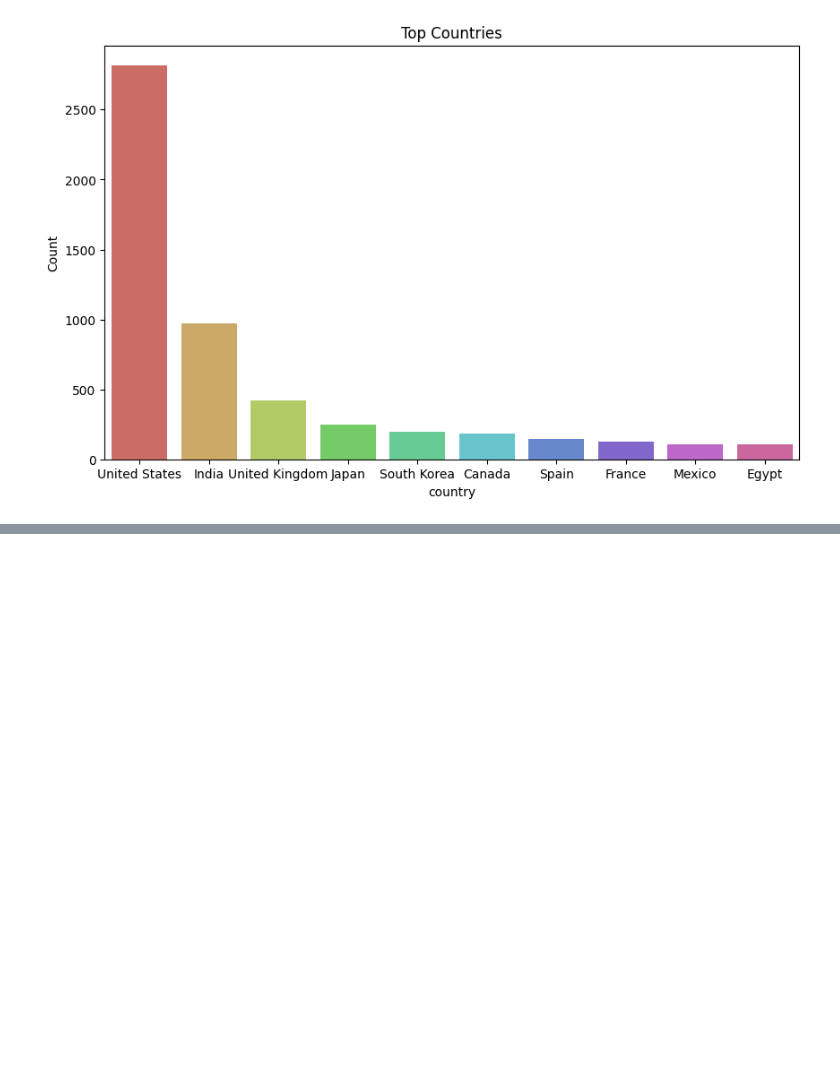
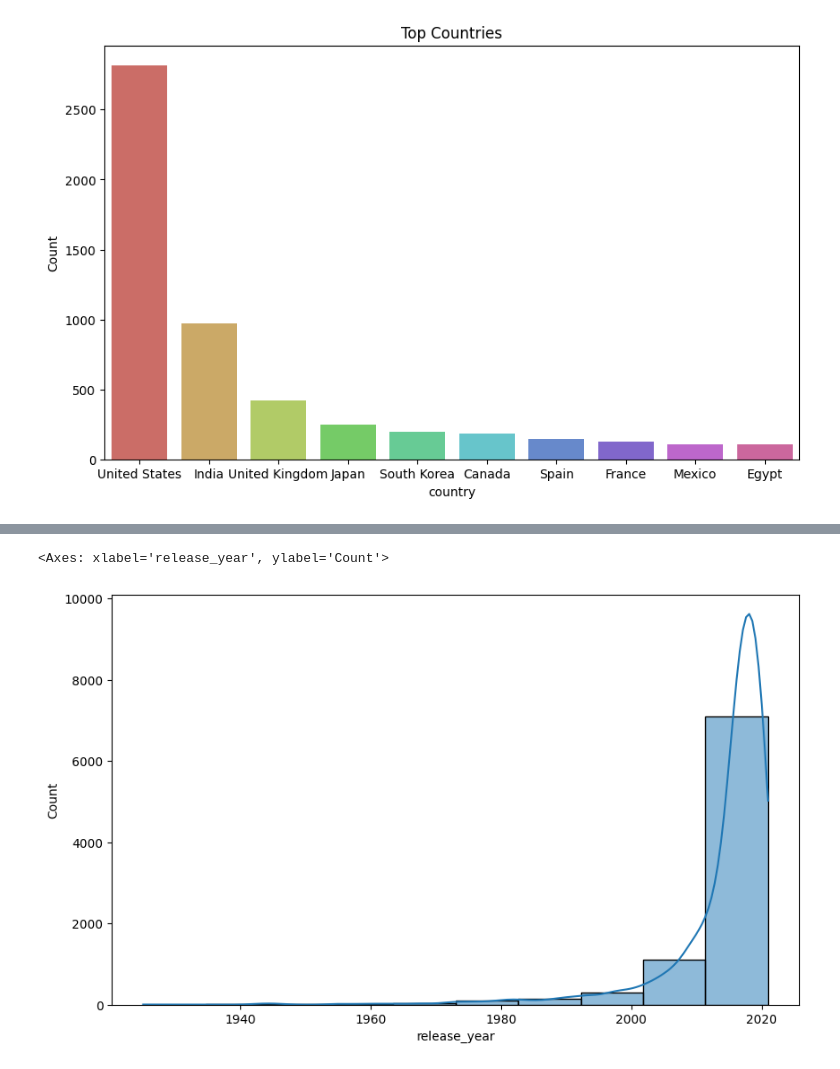
Before and after one commit to Onix284/Exploratory-Data-Analysis, a Jupyter notebook: MoviesEDA.ipynb, the cells around one changed output, grey strips where cells are left out. Saved outputs shown, nothing was run; the diff lists cells and outputs as text; code cells hidden in the pictures; blank space fills up the shorter version.

Commit message:
Data visualization with seaborn.

```diff
--- a/MoviesEDA.ipynb
+++ b/MoviesEDA.ipynb
@@ -290,3 +290,7 @@ Passing `palette` without assigning `hue` is deprecated and will be removed in v
 
   sns.barplot(
 [figure]
+# %%
+df['duration_minutes'] = df['duration_minutes'].fillna(0)
+# %%
+df['duration_seasons'] = df['duration_seasons'].fillna(0)
@@ -292,0 +306,2 @@ Passing `palette` without assigning `hue` is deprecated and will be removed in v
+# %%
+df.drop('duration', axis=1, inplace=True)
@@ -292,0 +311,7 @@ Passing `palette` without assigning `hue` is deprecated and will be removed in v
+# %%
+plt.figure(figsize=(10,6))
+
+sns.histplot(df['release_year'], bins=10, kde=True)
+# %% [output]
+<Axes: xlabel='release_year', ylabel='Count'>
+[figure, added]
```
Also changed, not shown: parts of 7 cells of this notebook.
